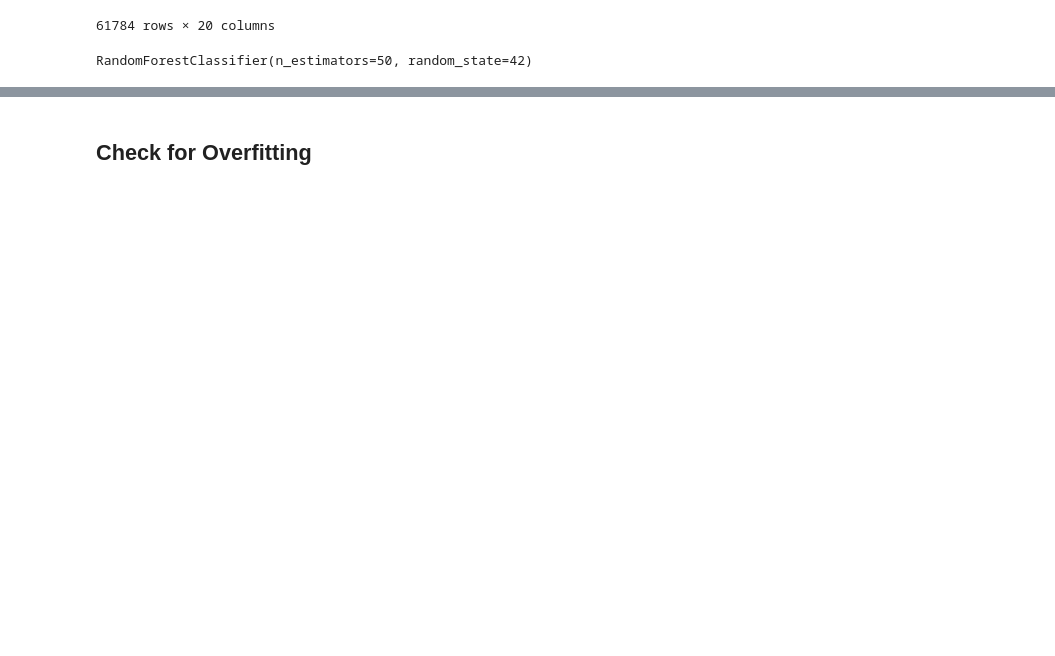
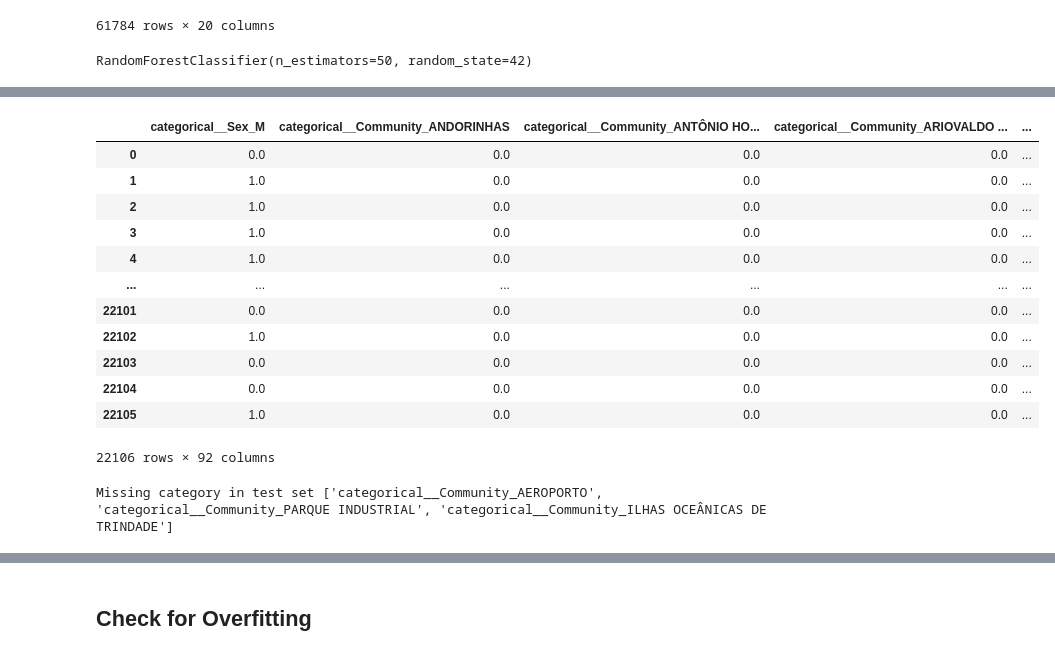
Before and after one commit to kiraduske/DataScience_project, a Jupyter notebook: Data Science Project.ipynb, the cells around one changed output, grey strips where cells are left out. Saved outputs shown, nothing was run; the diff lists cells and outputs as text; code cells hidden in the pictures; blank space fills up the shorter version.

```diff
--- a/Data Science Project.ipynb
+++ b/Data Science Project.ipynb
@@ -810,0 +904,26 @@ RandomForestClassifier(n_estimators=50, random_state=42)
+# %%
+transformed_test_features = preprocessing.fit_transform(test_features)
+# %%
+transformed_test_features
+# %% [output]
+|  | categorical__Sex_M | categorical__Community_ANDORINHAS | categorical__Community_ANTÔNIO HO... | categorical__Community_ARIOVALDO ... | ... |
+| 0 | 0.0 | 0.0 | 0.0 | 0.0 | ... |
+| 1 | 1.0 | 0.0 | 0.0 | 0.0 | ... |
+| 2 | 1.0 | 0.0 | 0.0 | 0.0 | ... |
+| 3 | 1.0 | 0.0 | 0.0 | 0.0 | ... |
+| 4 | 1.0 | 0.0 | 0.0 | 0.0 | ... |
+| ... | ... | ... | ... | ... | ... |
+| 22101 | 0.0 | 0.0 | 0.0 | 0.0 | ... |
+| 22102 | 1.0 | 0.0 | 0.0 | 0.0 | ... |
+| 22103 | 0.0 | 0.0 | 0.0 | 0.0 | ... |
+| 22104 | 0.0 | 0.0 | 0.0 | 0.0 | ... |
+| 22105 | 1.0 | 0.0 | 0.0 | 0.0 | ... |
+22106 rows × 92 columns
+# %%
+difference = list(set(transformed_X_train) - set(transformed_test_features))
+
+print("Missing category in test set", difference)
+for col in difference:
+    transformed_test_features[col] = 0
+# %% [output]
+Missing category in test set ['categorical__Community_AEROPORTO', 'categorical__Community_PARQUE INDUSTRIAL', 'categorical__Community_ILHAS OCEÂNICAS DE TRINDADE']
```
Also changed, not shown: parts of 20 cells of this notebook, 1 other file.
